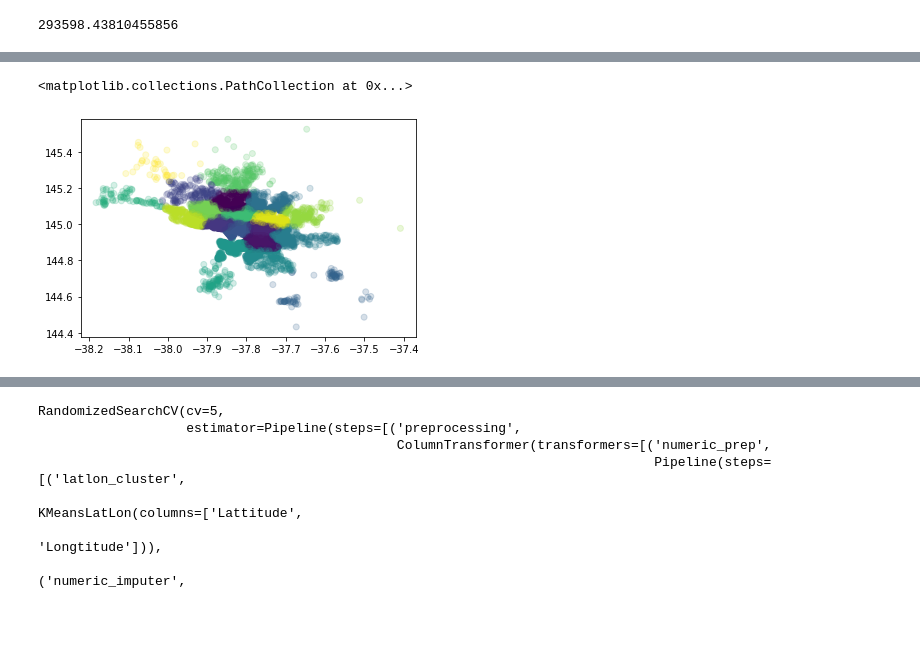
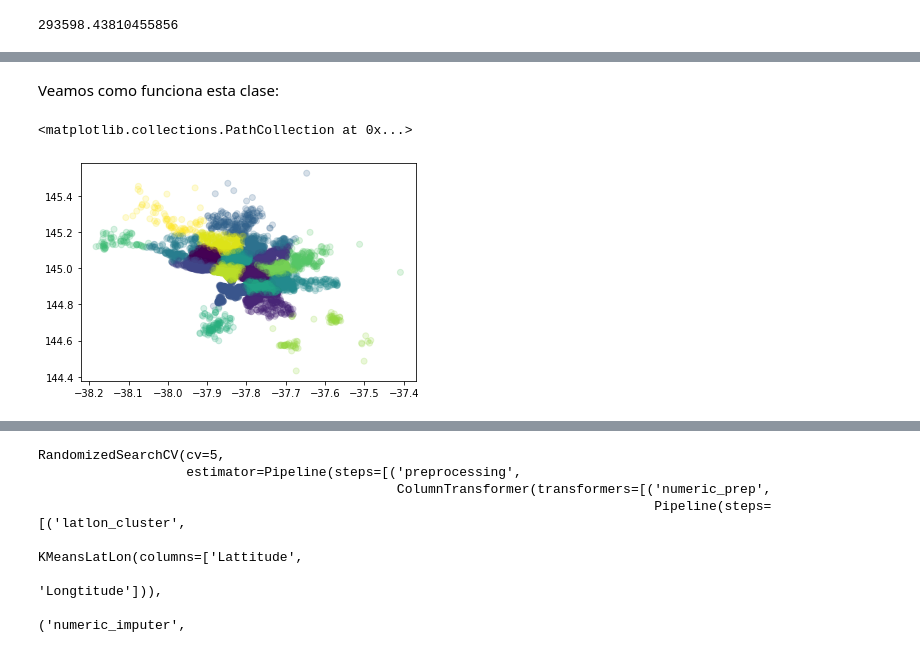
Before and after one commit to bsanse/dk_pipelines_workshop, a Jupyter notebook: taller_de_machine_learning_pipelines_con_python.ipynb, the cells around one changed output, grey strips where cells are left out. Saved outputs shown, nothing was run; the diff lists cells and outputs as text; code cells hidden in the pictures; blank space fills up the shorter version.

```diff
--- a/taller_de_machine_learning_pipelines_con_python.ipynb
+++ b/taller_de_machine_learning_pipelines_con_python.ipynb
@@ -232,3 +260,3 @@ mean_squared_error(y_train, y_train_pred, squared=False)
 # %%
 def select_numeric(df):
-    return df.select_dtypes(include=['int64', 'float64'])
+    return df.select_dtypes(include=['int', 'float'])
@@ -235,2 +267,2 @@ def select_numeric(df):
 # %%
-sel_numeric = FunctionTransformer(select_numeric, validate=False)
+sel_numeric = FunctionTransformer(select_numeric)
@@ -407,8 +483,12 @@ X_train_latlon = example_cluster.fit_transform(X_train)
+# %% [markdown]
+Veamos como funciona esta clase:
 # %%
-plt.scatter(X_train_latlon['Lattitude'],
-            X_train_latlon['Longtitude'],
-            c=X_train_latlon['LatLonCluster'],
-            alpha=0.2)
+example_cluster = KMeansLatLon(['Lattitude', 'Longtitude'], n_clusters=20)
+X_train_cluster = example_cluster.fit_transform(X_train)
+plt.scatter(X_train_cluster['Lattitude'],
+            X_train_cluster['Longtitude'],
+            c = X_train_cluster['LatLonCluster'],
+            alpha = 0.2)
 # %% [output]
 <matplotlib.collections.PathCollection at 0x...>
-[figure, old version]
+[figure, new version]
```
Also changed, not shown: parts of 44 cells of this notebook, 6 other files.
